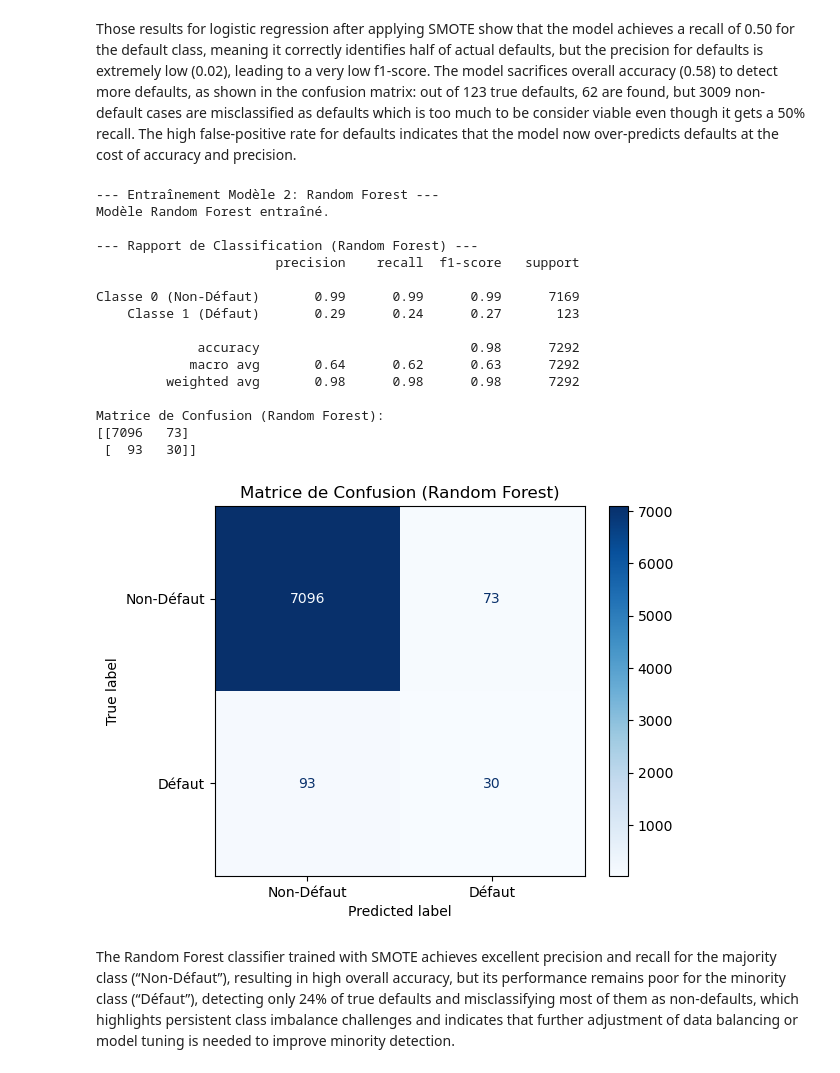
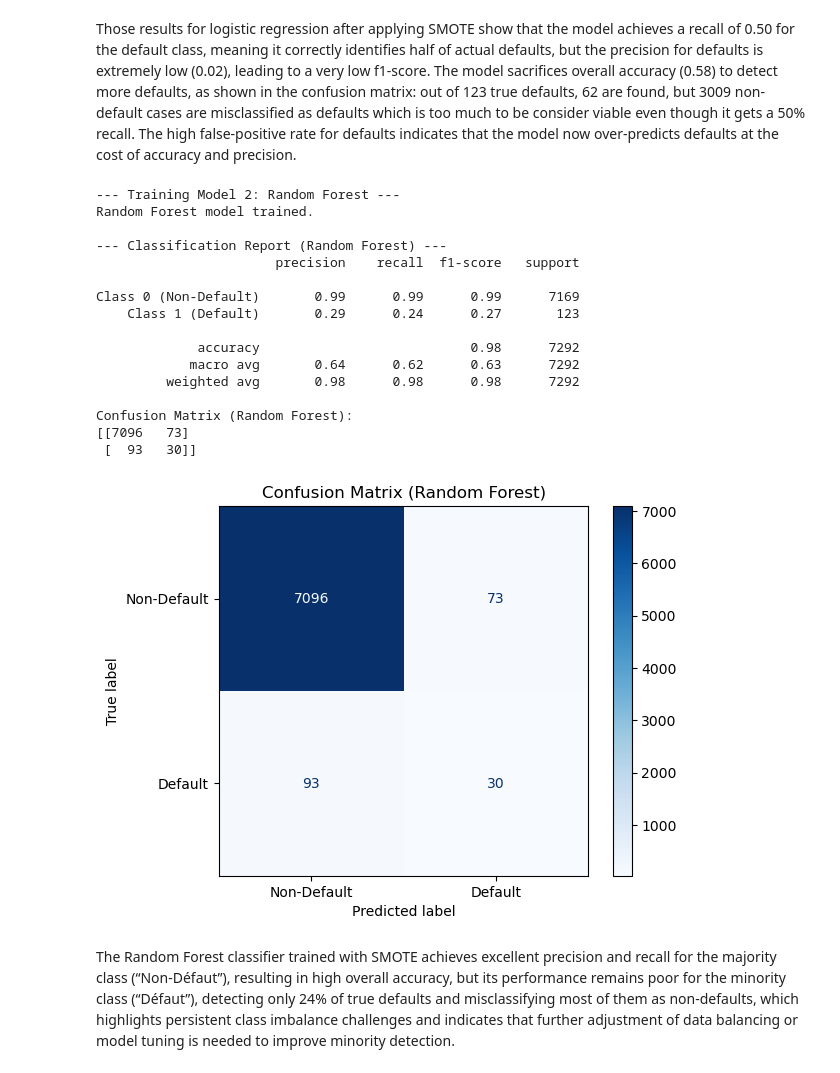
Before and after one commit to Adnbsn/ML_CardFraud, a Jupyter notebook: Project_ML_Adrien_BESSON_Emma_BEKKER.ipynb, the cells around one changed output. Drawn from its saved outputs; the diff is of its cells as text; code cells hidden in the pictures.

```diff
--- a/Project_ML_Adrien_BESSON_Emma_BEKKER.ipynb
+++ b/Project_ML_Adrien_BESSON_Emma_BEKKER.ipynb
@@ -423,15 +423,19 @@ Encoding and removing redundants variables (like married and civil marriage beco
 df_encod=df.copy()
 
 df_encod['NAME_FAMILY_STATUS'] = df_encod['NAME_FAMILY_STATUS'].replace({'Civil marriage': 'Married'})
-print(f"Family status. New values : {df['NAME_FAMILY_STATUS'].unique()}")
+print(f"Family status. New values : {df_encod['NAME_FAMILY_STATUS'].unique()}")
 df_encod['NAME_EDUCATION_TYPE'] = df_encod['NAME_EDUCATION_TYPE'].replace({
     'Incomplete higher': 'Other_Education',
     'Lower secondary': 'Other_Education',
     'Academic degree': 'Other_Education'
 })
-print(f"Education. New values : {df_encod['NAME_EDUCATION_TYPE'].unique()}")
 df_encod['CNT_CHILDREN_CAT'] = df_encod['CNT_CHILDREN'].apply(lambda x: 4 if x >= 4 else x).astype(str)
 df_encod['CNT_FAM_MEMBERS_CAT'] = df_encod['CNT_FAM_MEMBERS'].apply(lambda x: 6 if x >= 6 else x).astype(str)
+
+df_encod['NAME_EDUCATION_TYPE'] = df_encod['NAME_EDUCATION_TYPE'].replace({
+    'Commercial associate': 'Working',
+    'State servant': 'Working'})
+
 
 df_encod = df_encod.drop(columns=['CNT_CHILDREN', 'CNT_FAM_MEMBERS'])
 
@@ -580,47 +587,47 @@ Matrice de Confusion (Régression Logistique):
 # %% [markdown]
 Those results for logistic regression after applying SMOTE show that the model achieves a recall of 0.50 for the default class, meaning it correctly identifies half of actual defaults, but the precision for defaults is extremely low (0.02), leading to a very low f1-score. The model sacrifices overall accuracy (0.58) to detect more defaults, as shown in the confusion matrix: out of 123 true defaults, 62 are found, but 3009 non-default cases are misclassified as defaults which is too much to be consider viable even though it gets a 50% recall. The high false-positive rate for defaults indicates that the model now over-predicts defaults at the cost of accuracy and precision.
 # %%
-print("\n--- Entraînement Modèle 2: Random Forest ---")
+print("\n--- Training Model 2: Random Forest ---")
 
 rf_model = RandomForestClassifier(random_state=42, n_estimators=100)
 
-# Entraînement sur les données SMOTE
+# Training on SMOTE data
 rf_model.fit(X_train_smote, y_train_smote)
-print("Modèle Random Forest entraîné.")
+print("Random Forest model trained.")
 
-# Évaluation sur le set de Test
+# Evaluation on the Test set
 y_pred_rf = rf_model.predict(X_test_processed)
 
-print("\n--- Rapport de Classification (Random Forest) ---")
-print(classification_report(y_test, y_pred_rf, target_names=['Classe 0 (Non-Défaut)', 'Classe 1 (Défaut)']))
+print("\n--- Classification Report (Random Forest) ---")
+print(classification_report(y_test, y_pred_rf, target_names=['Class 0 (Non-Default)', 'Class 1 (Default)']))
 
 cm_rf = confusion_matrix(y_test, y_pred_rf)
-print("Matrice de Confusion (Random Forest):")
+print("Confusion Matrix (Random Forest):")
 print(cm_rf)
 
-# Affichage graphique
-disp_rf = ConfusionMatrixDisplay(confusion_matrix=cm_rf, display_labels=['Non-Défaut', 'Défaut'])
+#display
+disp_rf = ConfusionMatrixDisplay(confusion_matrix=cm_rf, display_labels=['Non-Default', 'Default'])
 disp_rf.plot(cmap='Blues', values_format='d')
-plt.title("Matrice de Confusion (Random Forest)")
+plt.title("Confusion Matrix (Random Forest)")
 plt.show()
 # %% [output]
---- Entraînement Modèle 2: Random Forest ---
-Modèle Random Forest entraîné.
+--- Training Model 2: Random Forest ---
+Random Forest model trained.
 
---- Rapport de Classification (Random Forest) ---
+--- Classification Report (Random Forest) ---
                        precision    recall  f1-score   support
 
-Classe 0 (Non-Défaut)       0.99      0.99      0.99      7169
-    Classe 1 (Défaut)       0.29      0.24      0.27       123
+Class 0 (Non-Default)       0.99      0.99      0.99      7169
+    Class 1 (Default)       0.29      0.24      0.27       123
 
              accuracy                           0.98      7292
             macro avg       0.64      0.62      0.63      7292
          weighted avg       0.98      0.98      0.98      7292
 
-Matrice de Confusion (Random Forest):
+Confusion Matrix (Random Forest):
 [[7096   73]
  [  93   30]]
-[figure, old version]
+[figure, new version]
 # %% [markdown]
 The Random Forest classifier trained with SMOTE achieves excellent precision and recall for the majority class (“Non-Défaut”), resulting in high overall accuracy, but its performance remains poor for the minority class (“Défaut”), detecting only 24% of true defaults and misclassifying most of them as non-defaults, which highlights persistent class imbalance challenges and indicates that further adjustment of data balancing or model tuning is needed to improve minority detection.
 # %% [markdown]
```
Also changed, not shown: parts of 27 cells of this notebook.
